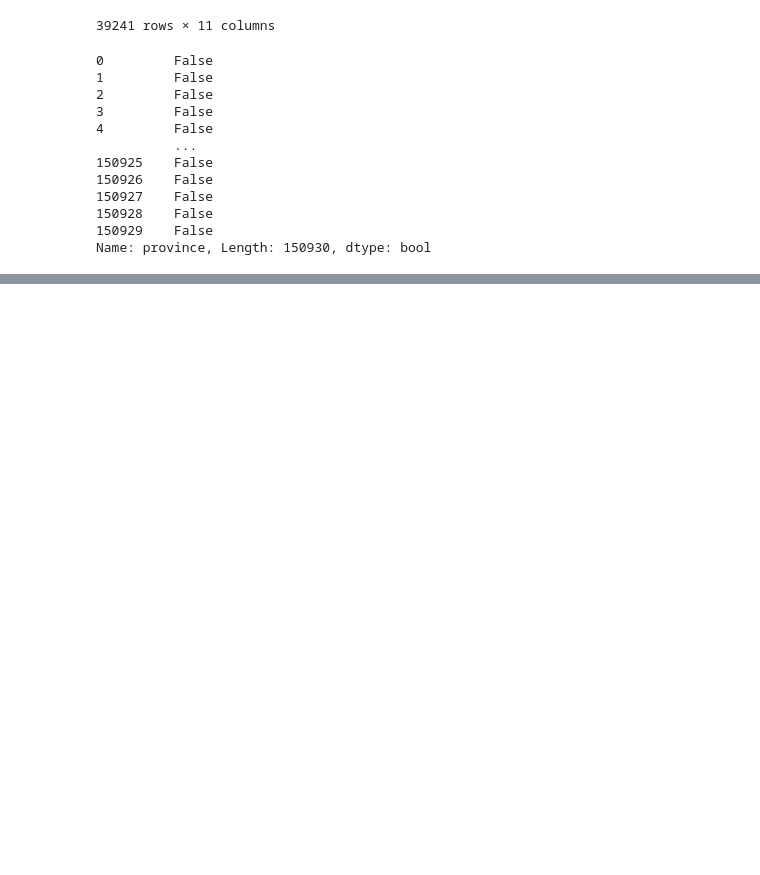
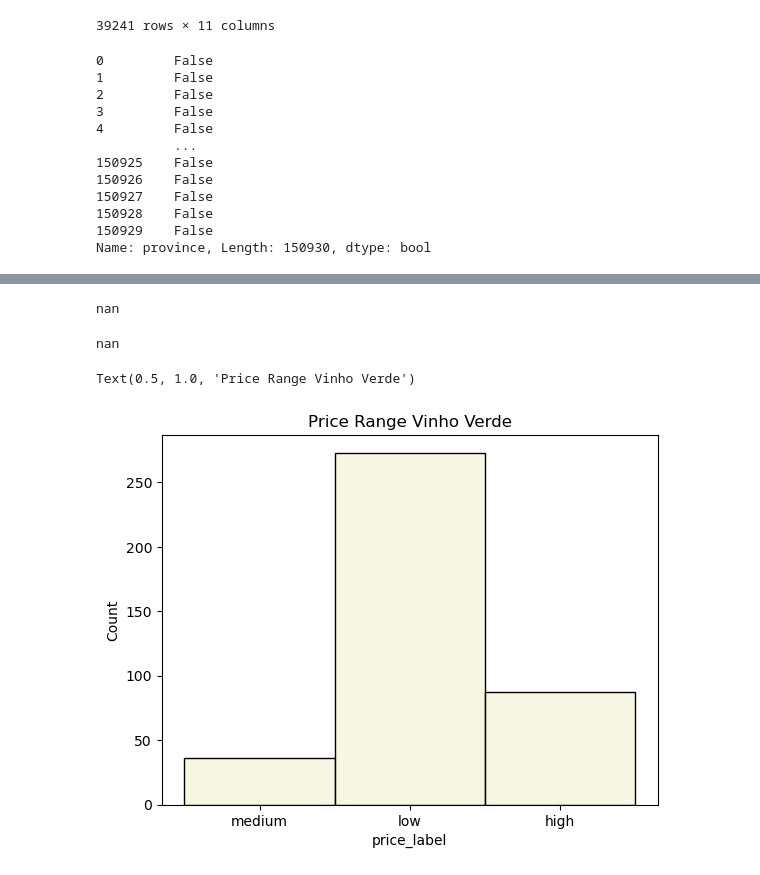
Before and after one commit to NiaLucia/Sprint2, a Jupyter notebook: wine_sales.ipynb, the cells around one changed output, grey strips where cells are left out. Drawn from its saved outputs; the diff is of its cells as text; code cells hidden in the pictures; blank space fills up the shorter version.

```diff
--- a/wine_sales.ipynb
+++ b/wine_sales.ipynb
@@ -121,5 +122,5 @@ wine_sales['province'] == 'Vinho Verde'
 150929    False
 Name: province, Length: 150930, dtype: bool
 # %%
-wine_sales[wine_sales['country'] == 'Portugal']
-wine_sales[wine_sales['province'] == 'Vinho Verde']
+wine_price=wine_price[wine_price['country'] == 'Portugal']
+wine_price=wine_price[wine_price['province'] == 'Vinho Verde']
@@ -146,0 +140,7 @@ NameError: name 'price_ds' is not defined
+# %%
+wine_price['price_label'] = wine_price['price'].apply(lambda value: 'low'
+if value <= 16 else 'medium'
+if value <= 40 else 'high')
+# %%
+wine_price['price_label'] = pd.Categorical(wine_price['price_label'],
+categories=['low', 'medium', 'high'])
@@ -146,0 +163,17 @@ NameError: name 'price_ds' is not defined
+# %%
+wine_price['price_label'] = wine_price['price'].apply(lambda value: 'low'
+if value <= 16 else 'medium'
+if value <= 40 else 'high')
+# %%
+statistics.median(wine_price['price'])
+# %% [output]
+nan
+# %%
+statistics.mean(wine_price['price'])
+# %% [output]
+nan
+# %%
+sns.histplot(data=wine_price, x= 'price_label', bins=10, color= 'beige').set_title('Price Range Vinho Verde')
+# %% [output]
+Text(0.5, 1.0, 'Price Range Vinho Verde')
+[figure, added]
```
Also changed, not shown: parts of 13 cells of this notebook.
